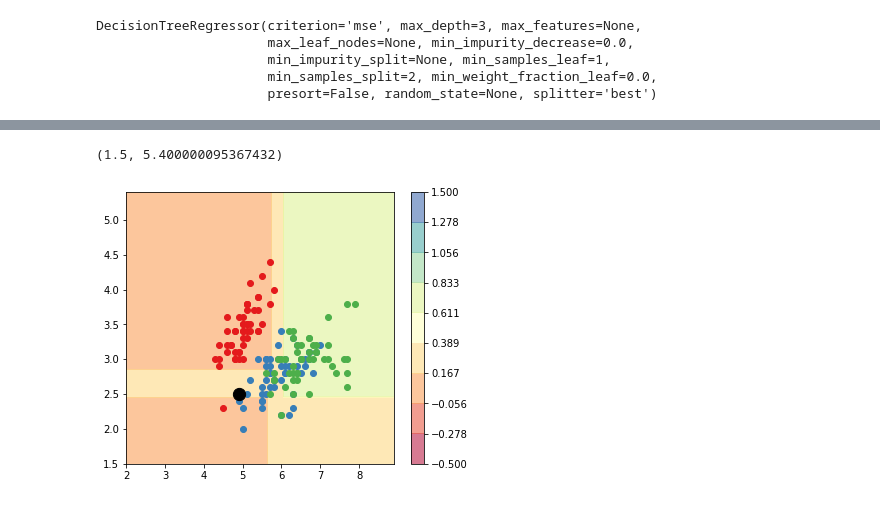
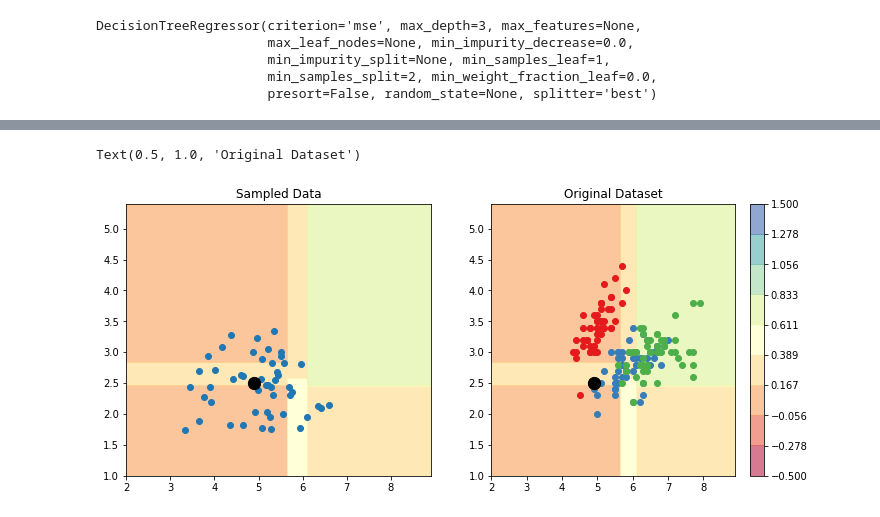
Before and after one commit to alexhepburn/aicdt_tutorial, a Jupyter notebook: iris.ipynb, the cells around one changed output, grey strips where cells are left out. Cells and saved outputs as stored; diff of their text form; code cells hidden in the pictures.

```diff
--- a/iris.ipynb
+++ b/iris.ipynb
@@ -74,7 +75,7 @@ colours_predictions = [plt.cm.Pastel1(i) for i in range(3)]
 x_min = iris_data[:, 0].min() - 2.3
 x_max = iris_data[:, 0].max() + 1
 
-y_min = iris_data[:, 1].min() - 0.5
+y_min = iris_data[:, 1].min() - 1
 y_max = iris_data[:, 1].max() + 1
 
 grid_step = 0.01
@@ -278,25 +299,36 @@ tree_text = sklearn.tree.plot_tree(tree)
 # %%
 tree_prediction = tree.predict(
     np.c_[grid_xx.ravel(), grid_yy.ravel()])
 tree_prediction = tree_prediction.reshape(
     grid_xx.shape)
+fig, ax = plt.subplots(1, 2, figsize=(12, 5))
 
-plt.figure(figsize=(6, 5))
-
-cs = plt.contourf(grid_xx, grid_yy, tree_prediction,
+cs = ax[0].contourf(grid_xx, grid_yy, tree_prediction,
+                  cmap=plt.cm.Spectral, alpha=0.6,
+                  levels=levels)
+cs = ax[1].contourf(grid_xx, grid_yy, tree_prediction,
                   cmap=plt.cm.Spectral, alpha=0.6,
                   levels=levels)
 cbar = plt.colorbar(cs)
 
+ax[0].scatter(sampled_data[ix, 0], sampled_data[ix, 1])
+
 for i in range(3):
     ix = np.where(iris_target == i)
-    plt.scatter(iris_data[ix, 0], iris_data[ix, 1],
+    ax[1].scatter(iris_data[ix, 0], iris_data[ix, 1],
                 label=iris_target_names[i],
                 c=[colours_points[i]])
-plt.scatter(data_point[0], data_point[1], c='k', s=150)
 
-plt.xlim(x_min, x_max)
-plt.ylim(y_min, y_max)
+ax[0].scatter(data_point[0], data_point[1], c='k', s=150)
+ax[1].scatter(data_point[0], data_point[1], c='k', s=150)
+
+ax[0].set_xlim(x_min, x_max)
+ax[0].set_ylim(y_min, y_max)
+ax[1].set_xlim(x_min, x_max)
+ax[1].set_ylim(y_min, y_max)
+
+ax[0].set_title('Sampled Data')
+ax[1].set_title('Original Dataset')
 # %% [output]
-(1.5, 5.400000095367432)
+Text(0.5, 1.0, 'Original Dataset')
-[figure, old version]
+[figure, new version]
```
Also changed, not shown: parts of 10 cells of this notebook, 1 other file.
